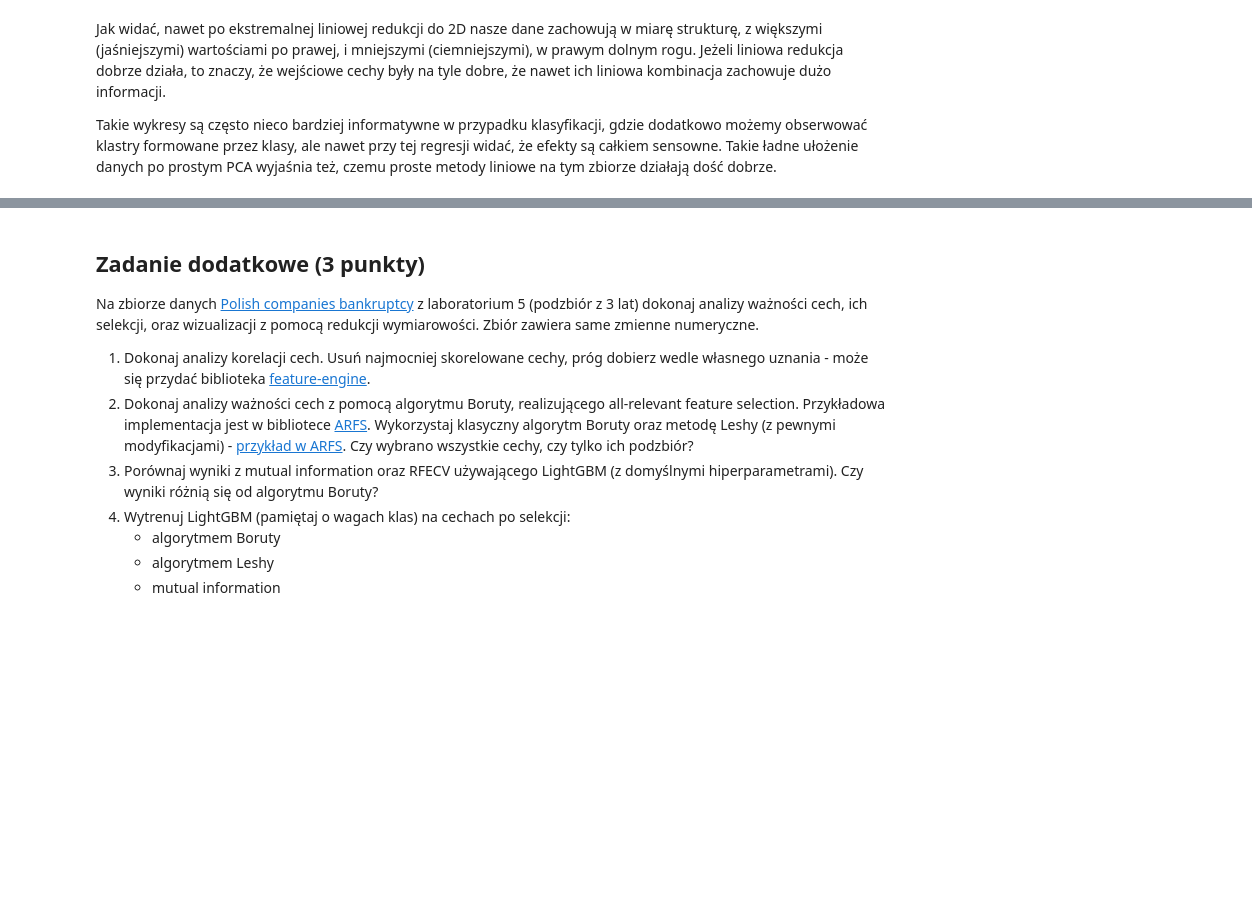
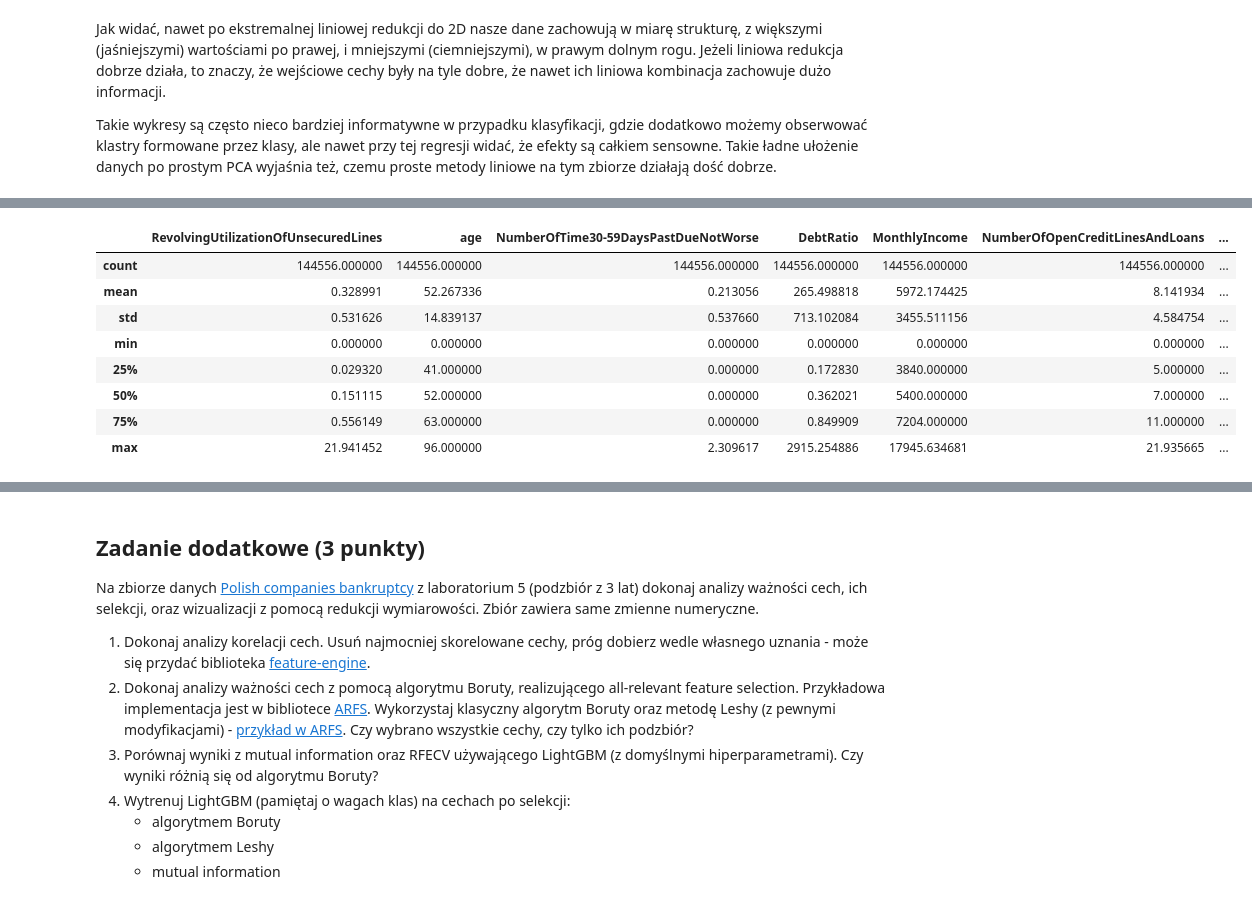
Before and after one commit to Wenszel/agh-machine-learning, a Jupyter notebook: 06_feature_selection_dimensionality_reduction/notebook.ipynb, the cells around one changed output, grey strips where cells are left out. Cells and saved outputs as stored; diff of their text form; code cells hidden in the pictures; blank space fills up the shorter version.

```diff
--- a/06_feature_selection_dimensionality_reduction/notebook.ipynb
+++ b/06_feature_selection_dimensionality_reduction/notebook.ipynb
@@ -968,0 +926,12 @@ KeyError: "None of [Index([     1,      7,     63,     91,    118,    122,    15
+# %%
+X_winsorized.describe()
+# %% [output]
+|  | RevolvingUtilizationOfUnsecuredLines | age | NumberOfTime30-59DaysPastDueNotWorse | DebtRatio | MonthlyIncome | NumberOfOpenCreditLinesAndLoans | ... |
+| count | 144556.000000 | 144556.000000 | 144556.000000 | 144556.000000 | 144556.000000 | 144556.000000 | ... |
+| mean | 0.328991 | 52.267336 | 0.213056 | 265.498818 | 5972.174425 | 8.141934 | ... |
+| std | 0.531626 | 14.839137 | 0.537660 | 713.102084 | 3455.511156 | 4.584754 | ... |
+| min | 0.000000 | 0.000000 | 0.000000 | 0.000000 | 0.000000 | 0.000000 | ... |
+| 25% | 0.029320 | 41.000000 | 0.000000 | 0.172830 | 3840.000000 | 5.000000 | ... |
+| 50% | 0.151115 | 52.000000 | 0.000000 | 0.362021 | 5400.000000 | 7.000000 | ... |
+| 75% | 0.556149 | 63.000000 | 0.000000 | 0.849909 | 7204.000000 | 11.000000 | ... |
+| max | 21.941452 | 96.000000 | 2.309617 | 2915.254886 | 17945.634681 | 21.935665 | ... |
```
Also changed, not shown: parts of 24 cells of this notebook, 2 other files.
